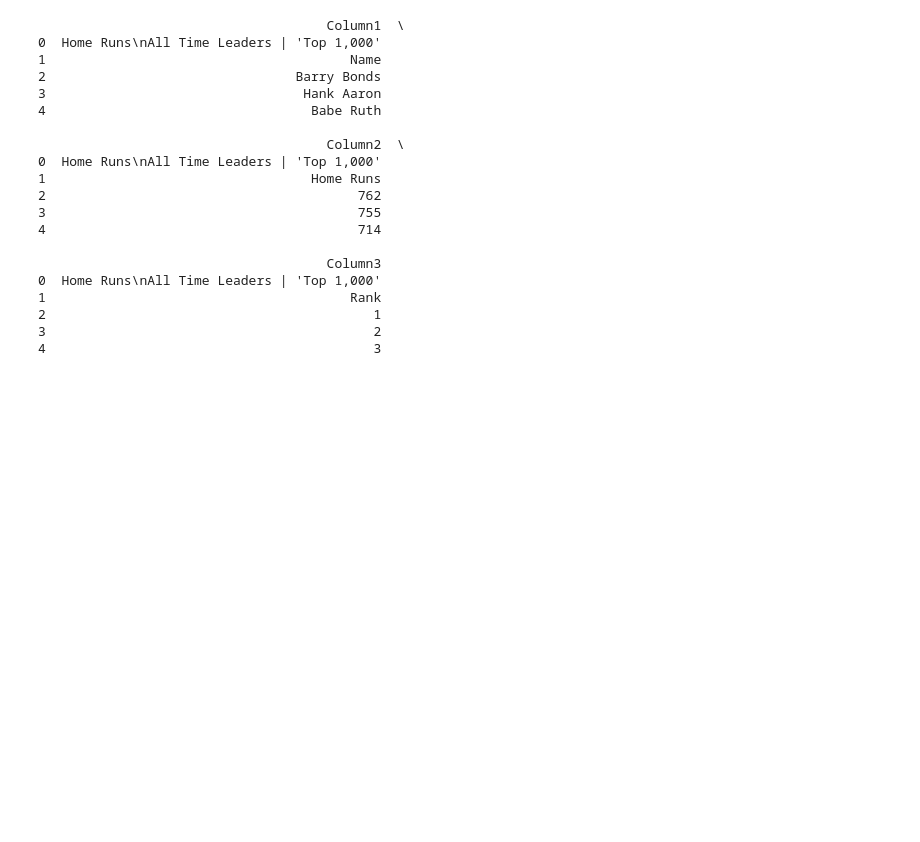
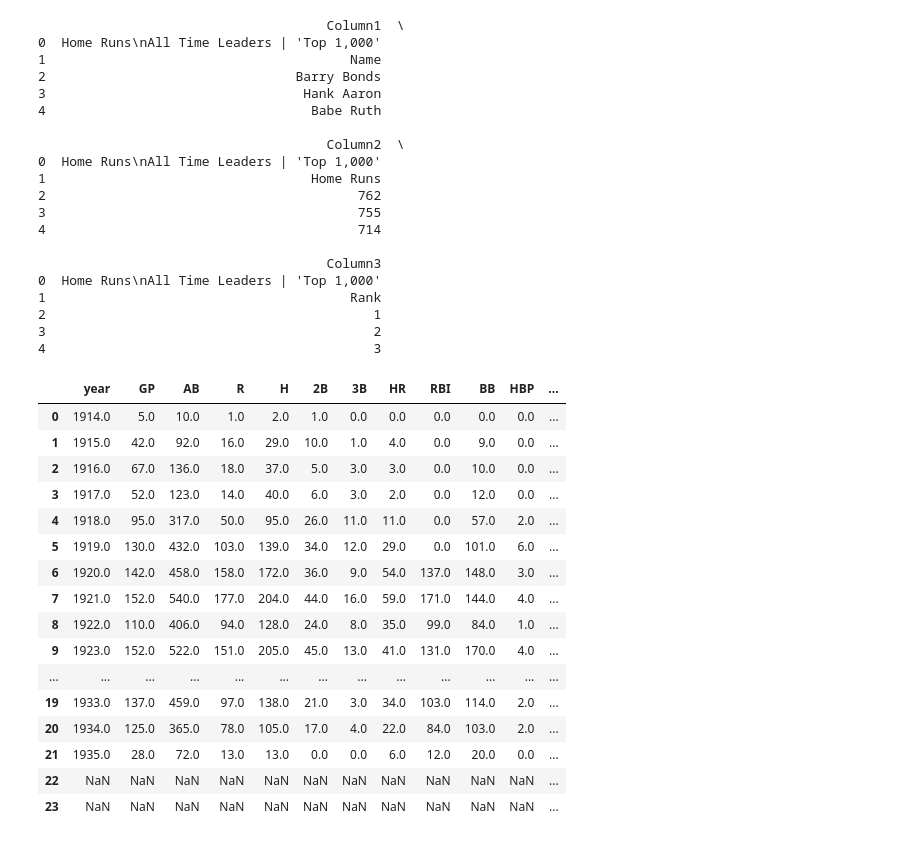
Before and after one commit to adefriece/DeFriece_Orth_MiniProject2, a Jupyter notebook: miniproject2.ipynb, the cells around one changed output. Cells and saved outputs as stored; diff of their text form; code cells hidden in the pictures; blank space fills up the shorter version.

```diff
--- a/miniproject2.ipynb
+++ b/miniproject2.ipynb
@@ -182,3 +236,23 @@ print(df.head())
 2                                          1
 3                                          2
 4                                          3
+# %%
+Babedf
+# %% [output]
+|  | year | GP | AB | R | H | 2B | 3B | HR | RBI | BB | HBP | ... |
+| 0 | 1914.0 | 5.0 | 10.0 | 1.0 | 2.0 | 1.0 | 0.0 | 0.0 | 0.0 | 0.0 | 0.0 | ... |
+| 1 | 1915.0 | 42.0 | 92.0 | 16.0 | 29.0 | 10.0 | 1.0 | 4.0 | 0.0 | 9.0 | 0.0 | ... |
+| 2 | 1916.0 | 67.0 | 136.0 | 18.0 | 37.0 | 5.0 | 3.0 | 3.0 | 0.0 | 10.0 | 0.0 | ... |
+| 3 | 1917.0 | 52.0 | 123.0 | 14.0 | 40.0 | 6.0 | 3.0 | 2.0 | 0.0 | 12.0 | 0.0 | ... |
+| 4 | 1918.0 | 95.0 | 317.0 | 50.0 | 95.0 | 26.0 | 11.0 | 11.0 | 0.0 | 57.0 | 2.0 | ... |
+| 5 | 1919.0 | 130.0 | 432.0 | 103.0 | 139.0 | 34.0 | 12.0 | 29.0 | 0.0 | 101.0 | 6.0 | ... |
+| 6 | 1920.0 | 142.0 | 458.0 | 158.0 | 172.0 | 36.0 | 9.0 | 54.0 | 137.0 | 148.0 | 3.0 | ... |
+| 7 | 1921.0 | 152.0 | 540.0 | 177.0 | 204.0 | 44.0 | 16.0 | 59.0 | 171.0 | 144.0 | 4.0 | ... |
+| 8 | 1922.0 | 110.0 | 406.0 | 94.0 | 128.0 | 24.0 | 8.0 | 35.0 | 99.0 | 84.0 | 1.0 | ... |
+| 9 | 1923.0 | 152.0 | 522.0 | 151.0 | 205.0 | 45.0 | 13.0 | 41.0 | 131.0 | 170.0 | 4.0 | ... |
+| ... | ... | ... | ... | ... | ... | ... | ... | ... | ... | ... | ... | ... |
+| 19 | 1933.0 | 137.0 | 459.0 | 97.0 | 138.0 | 21.0 | 3.0 | 34.0 | 103.0 | 114.0 | 2.0 | ... |
+| 20 | 1934.0 | 125.0 | 365.0 | 78.0 | 105.0 | 17.0 | 4.0 | 22.0 | 84.0 | 103.0 | 2.0 | ... |
+| 21 | 1935.0 | 28.0 | 72.0 | 13.0 | 13.0 | 0.0 | 0.0 | 6.0 | 12.0 | 20.0 | 0.0 | ... |
+| 22 | NaN | NaN | NaN | NaN | NaN | NaN | NaN | NaN | NaN | NaN | NaN | ... |
+| 23 | NaN | NaN | NaN | NaN | NaN | NaN | NaN | NaN | NaN | NaN | NaN | ... |
```
Also changed, not shown: parts of 6 cells of this notebook.
